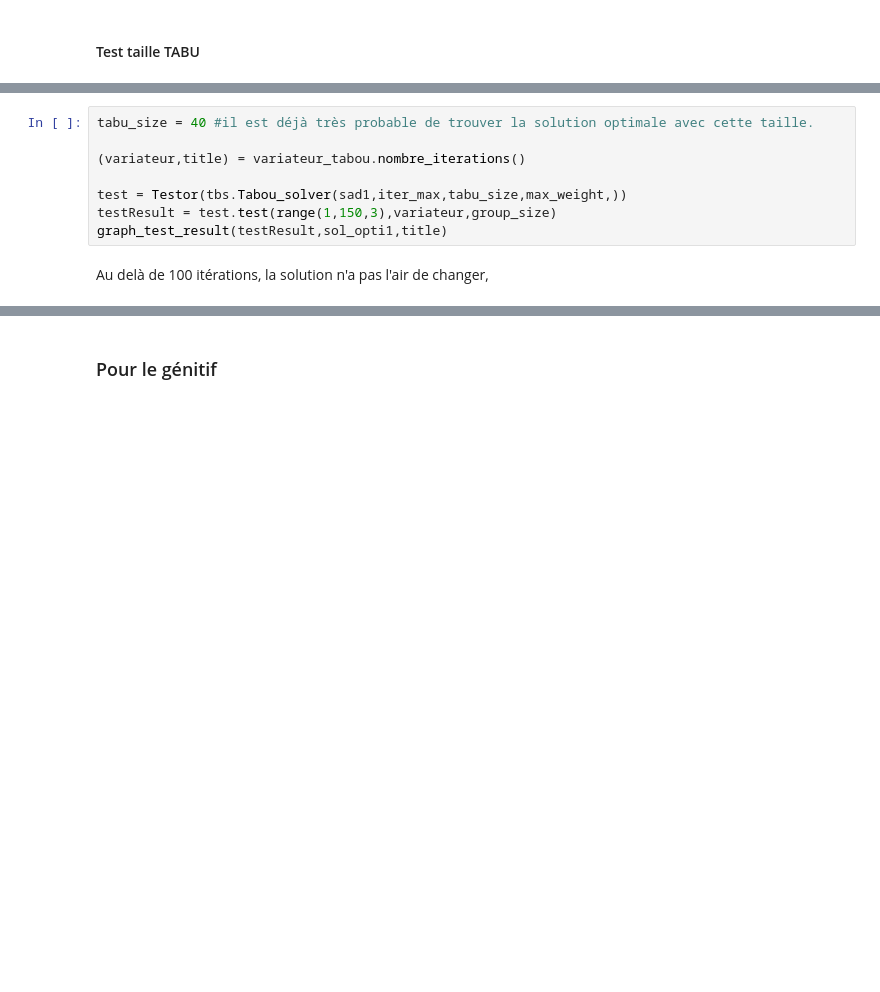
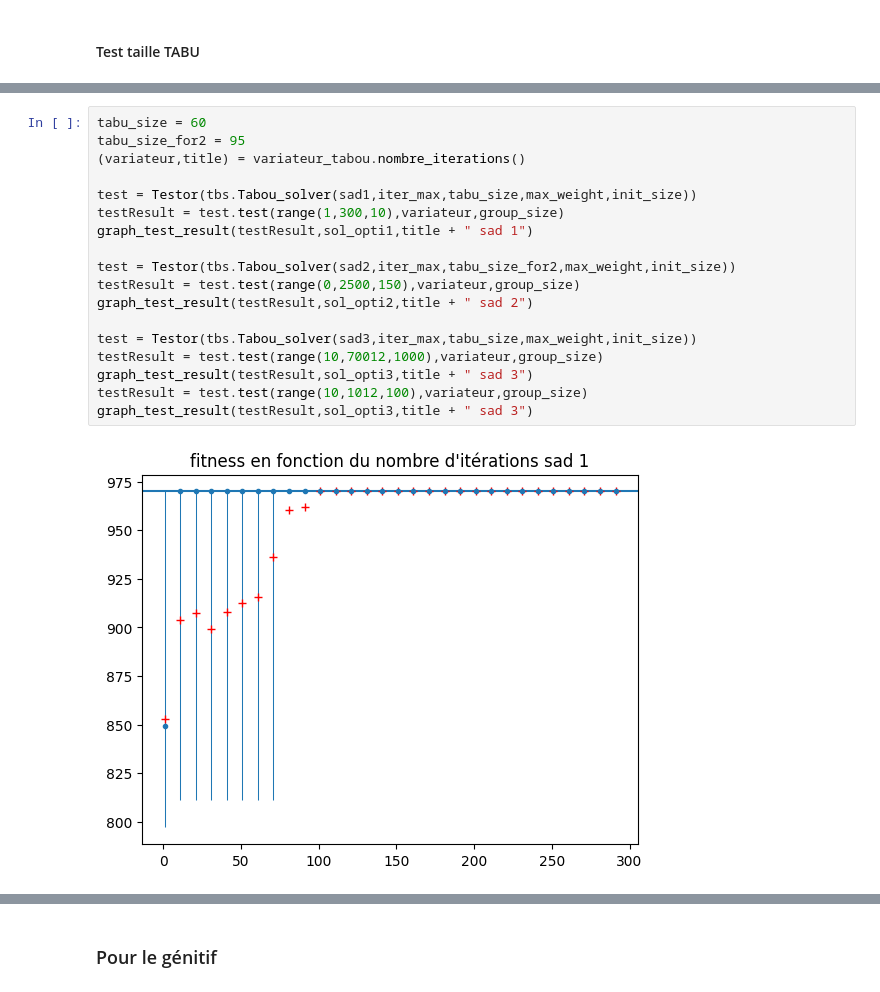
Before and after one commit to Blova-TB/S8_Knapsack, a Jupyter notebook: 100_item.ipynb, the cells around one changed output, grey strips where cells are left out. Saved outputs shown, nothing was run; the diff lists cells and outputs as text; blank space fills up the shorter version.

```diff
--- a/100_item.ipynb
+++ b/100_item.ipynb
@@ -86,12 +109,22 @@ On constate qu'autour d'une taille de 12, la médiane passe à la solution max.
 
 ## test suivant : nombre d'itérations max
-# %%
-tabu_size = 40 #il est déjà très probable de trouver la solution optimale avec cette taille.
-
-(variateur,title) = variateur_tabou.nombre_iterations()
-
-test = Testor(tbs.Tabou_solver(sad1,iter_max,tabu_size,max_weight,))
-testResult = test.test(range(1,150,3),variateur,group_size)
-graph_test_result(testResult,sol_opti1,title)
-# %% [markdown]
-Au delà de 100 itérations, la solution n'a pas l'air de changer,
+# %%
+tabu_size = 60
+tabu_size_for2 = 95
+(variateur,title) = variateur_tabou.nombre_iterations()
+
+test = Testor(tbs.Tabou_solver(sad1,iter_max,tabu_size,max_weight,init_size))
+testResult = test.test(range(1,300,10),variateur,group_size)
+graph_test_result(testResult,sol_opti1,title + " sad 1")
+
+test = Testor(tbs.Tabou_solver(sad2,iter_max,tabu_size_for2,max_weight,init_size))
+testResult = test.test(range(0,2500,150),variateur,group_size)
+graph_test_result(testResult,sol_opti2,title + " sad 2")
+
+test = Testor(tbs.Tabou_solver(sad3,iter_max,tabu_size,max_weight,init_size))
+testResult = test.test(range(10,70012,1000),variateur,group_size)
+graph_test_result(testResult,sol_opti3,title + " sad 3")
+testResult = test.test(range(10,1012,100),variateur,group_size)
+graph_test_result(testResult,sol_opti3,title + " sad 3")
+# %% [output]
+[figure, added]
```
Also changed, not shown: parts of 14 cells of this notebook, 4 other files.
